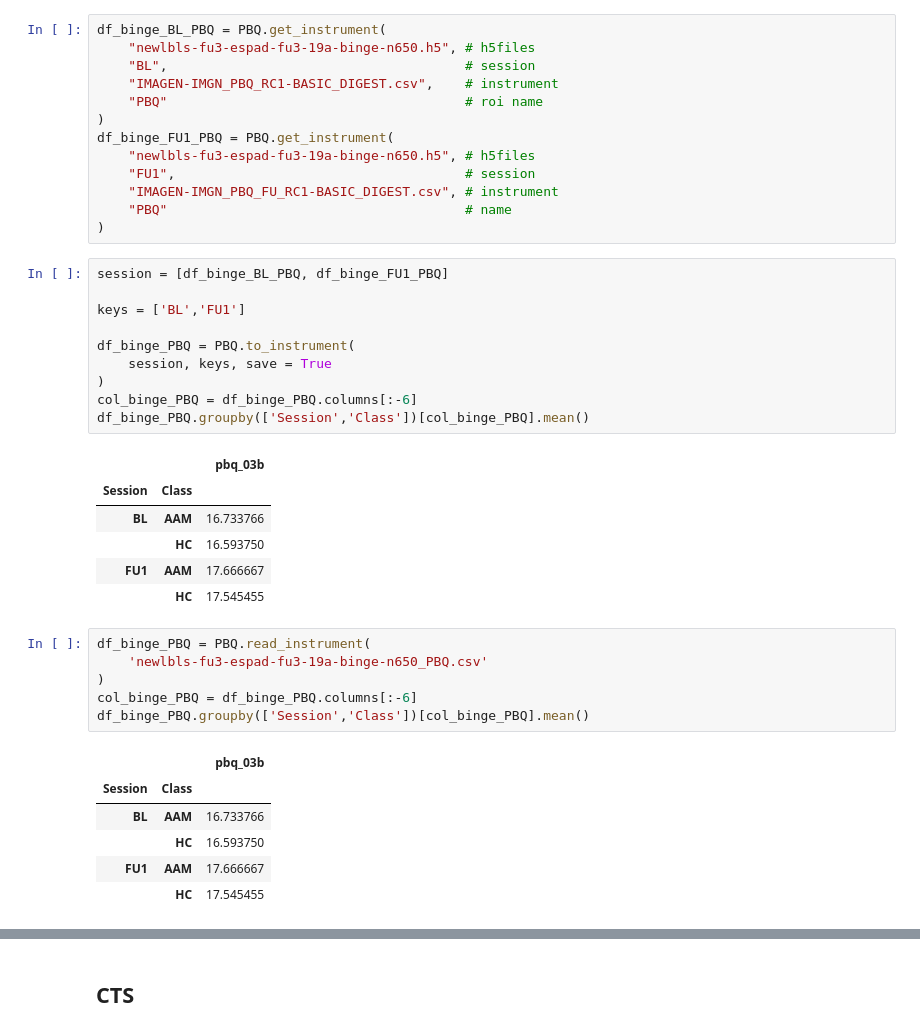
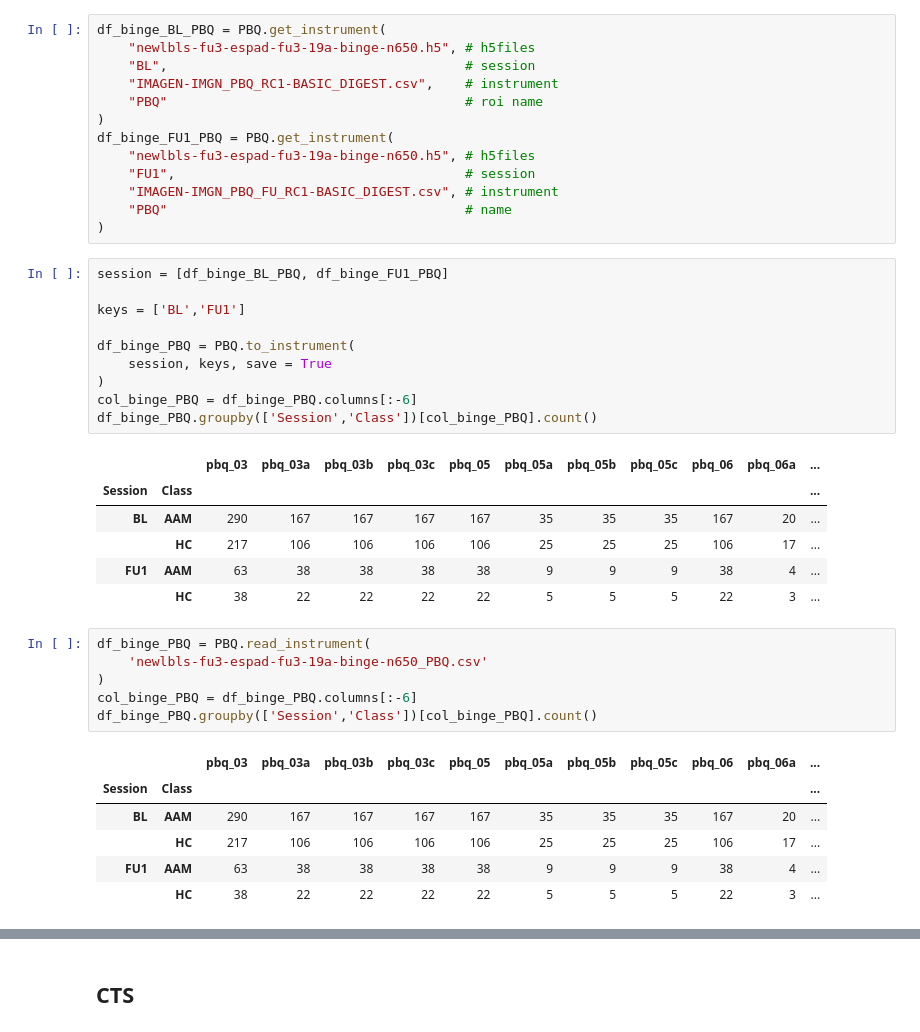
Before and after one commit to RoshanRane/ML_for_IMAGEN, a Jupyter notebook: posthoc_analysis/IMAGEN_INSTRUMENT.ipynb, the cells around one changed output, grey strips where cells are left out. Drawn from its saved outputs; the diff is of its cells as text.

```diff
--- a/posthoc_analysis/IMAGEN_INSTRUMENT.ipynb
+++ b/posthoc_analysis/IMAGEN_INSTRUMENT.ipynb
@@ -284,30 +284,30 @@ df_binge_FU1_PBQ = PBQ.get_instrument(
 # %%
 session = [df_binge_BL_PBQ, df_binge_FU1_PBQ]
 
 keys = ['BL','FU1']
 
 df_binge_PBQ = PBQ.to_instrument(
     session, keys, save = True
 )
 col_binge_PBQ = df_binge_PBQ.columns[:-6]
-df_binge_PBQ.groupby(['Session','Class'])[col_binge_PBQ].mean()
+df_binge_PBQ.groupby(['Session','Class'])[col_binge_PBQ].count()
 # %% [output]
-|  |  | pbq_03b |
-| Session | Class |  |
-| BL | AAM | 16.733766 |
-|  | HC | 16.593750 |
-| FU1 | AAM | 17.666667 |
-|  | HC | 17.545455 |
+|  |  | pbq_03 | pbq_03a | pbq_03b | pbq_03c | pbq_05 | pbq_05a | pbq_05b | pbq_05c | pbq_06 | pbq_06a | ... |
+| Session | Class |  |  |  |  |  |  |  |  |  |  | ... |
+| BL | AAM | 290 | 167 | 167 | 167 | 167 | 35 | 35 | 35 | 167 | 20 | ... |
+|  | HC | 217 | 106 | 106 | 106 | 106 | 25 | 25 | 25 | 106 | 17 | ... |
+| FU1 | AAM | 63 | 38 | 38 | 38 | 38 | 9 | 9 | 9 | 38 | 4 | ... |
+|  | HC | 38 | 22 | 22 | 22 | 22 | 5 | 5 | 5 | 22 | 3 | ... |
 # %%
 df_binge_PBQ = PBQ.read_instrument(
     'newlbls-fu3-espad-fu3-19a-binge-n650_PBQ.csv'
 )
 col_binge_PBQ = df_binge_PBQ.columns[:-6]
-df_binge_PBQ.groupby(['Session','Class'])[col_binge_PBQ].mean()
+df_binge_PBQ.groupby(['Session','Class'])[col_binge_PBQ].count()
 # %% [output]
-|  |  | pbq_03b |
-| Session | Class |  |
-| BL | AAM | 16.733766 |
-|  | HC | 16.593750 |
-| FU1 | AAM | 17.666667 |
-|  | HC | 17.545455 |
+|  |  | pbq_03 | pbq_03a | pbq_03b | pbq_03c | pbq_05 | pbq_05a | pbq_05b | pbq_05c | pbq_06 | pbq_06a | ... |
+| Session | Class |  |  |  |  |  |  |  |  |  |  | ... |
+| BL | AAM | 290 | 167 | 167 | 167 | 167 | 35 | 35 | 35 | 167 | 20 | ... |
+|  | HC | 217 | 106 | 106 | 106 | 106 | 25 | 25 | 25 | 106 | 17 | ... |
+| FU1 | AAM | 63 | 38 | 38 | 38 | 38 | 9 | 9 | 9 | 38 | 4 | ... |
+|  | HC | 38 | 22 | 22 | 22 | 22 | 5 | 5 | 5 | 22 | 3 | ... |
```
Also changed, not shown: parts of 6 cells of this notebook, 5 other files.
